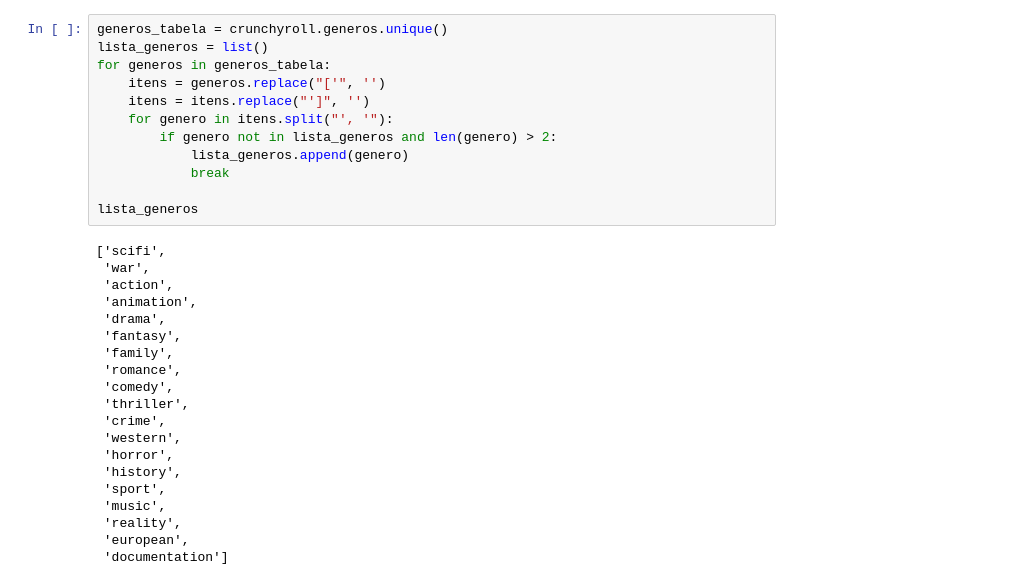
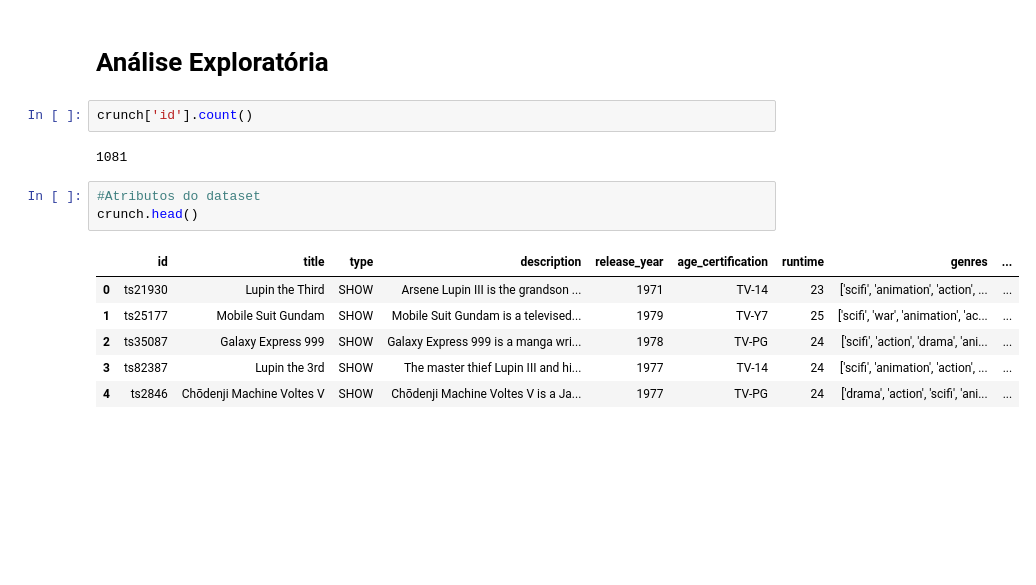
Before and after one commit to PauloSTDev/multi_label, a Jupyter notebook: Atividade G2.ipynb, the cells around one changed output. Saved outputs shown, nothing was run; the diff lists cells and outputs as text; blank space fills up the shorter version.

Commit message:
Adiciona Análise exploratória

```diff
--- a/Atividade G2.ipynb
+++ b/Atividade G2.ipynb
@@ -21,32 +7,16 @@ crunchyroll
-# %%
-generos_tabela = crunchyroll.generos.unique()
-lista_generos = list()
-for generos in generos_tabela:
-    itens = generos.replace("['", '')
-    itens = itens.replace("']", '')
-    for genero in itens.split("', '"):
-        if genero not in lista_generos and len(genero) > 2:
-            lista_generos.append(genero)
-            break
-
-lista_generos
-# %% [output]
-['scifi',
- 'war',
- 'action',
- 'animation',
- 'drama',
- 'fantasy',
- 'family',
- 'romance',
- 'comedy',
- 'thriller',
- 'crime',
- 'western',
- 'horror',
- 'history',
- 'sport',
- 'music',
- 'reality',
- 'european',
- 'documentation']
+# %% [markdown]
+# Análise Exploratória
+# %%
+crunch['id'].count()
+# %% [output]
+1081
+# %%
+#Atributos do dataset
+crunch.head()
+# %% [output]
+|  | id | title | type | description | release_year | age_certification | runtime | genres | ... |
+| 0 | ts21930 | Lupin the Third | SHOW | Arsene Lupin III is the grandson ... | 1971 | TV-14 | 23 | ['scifi', 'animation', 'action', ... | ... |
+| 1 | ts25177 | Mobile Suit Gundam | SHOW | Mobile Suit Gundam is a televised... | 1979 | TV-Y7 | 25 | ['scifi', 'war', 'animation', 'ac... | ... |
+| 2 | ts35087 | Galaxy Express 999 | SHOW | Galaxy Express 999 is a manga wri... | 1978 | TV-PG | 24 | ['scifi', 'action', 'drama', 'ani... | ... |
+| 3 | ts82387 | Lupin the 3rd | SHOW | The master thief Lupin III and hi... | 1977 | TV-14 | 24 | ['scifi', 'animation', 'action', ... | ... |
+| 4 | ts2846 | Chōdenji Machine Voltes V | SHOW | Chōdenji Machine Voltes V is a Ja... | 1977 | TV-PG | 24 | ['drama', 'action', 'scifi', 'ani... | ... |
```
Also changed, not shown: parts of 7 cells of this notebook.
